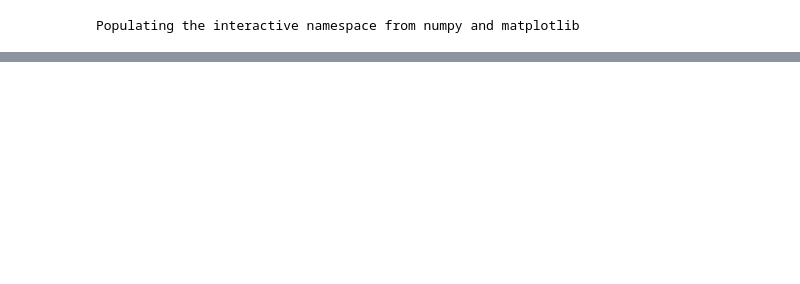
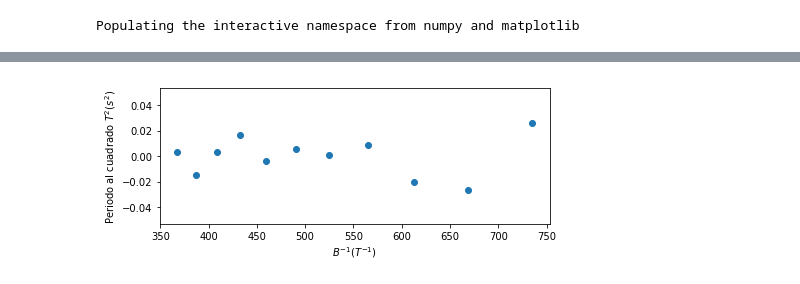
Before and after one commit to SantiagoBeltran/Tarea3FE, a Jupyter notebook: Ejercicio53Intermedio.ipynb, the cells around one changed output, grey strips where cells are left out. Saved outputs shown, nothing was run; the diff lists cells and outputs as text; code cells hidden in the pictures; blank space fills up the shorter version.

```diff
--- a/Ejercicio53Intermedio.ipynb
+++ b/Ejercicio53Intermedio.ipynb
@@ -7,0 +5,26 @@ y=np.array([0.98,1.98,2.98,3.97,4.95,5.95,6.93,7.93,8.91])
+# %%
+x=np.array([32.23,
+30.47,
+29.26,
+28.37,
+27.34,
+26.51,
+25.65,
+25.1
+,24.34,
+23.59,
+23.19
+])
+y=np.array([1,
+1.1,
+1.2,
+1.3,
+1.4,
+1.5,
+1.6,
+1.7,
+1.8,
+1.9,
+2
+])
+a=1.36E-3
@@ -40,0 +109,8 @@ def residuo(x,y,m,c):
+# %%
+plt.figure(figsize=[7,2.5])
+plt.scatter(B_inv, residuo(B_inv,T2,m,c))
+plt.xlabel("$B^{-1}(T^{-1})$")
+plt.ylabel("Periodo al cuadrado $T^2(s^2)$")
+plt.savefig("residuoMAM.png")
+# %% [output]
+[figure, added]
```
Also changed, not shown: parts of 33 cells of this notebook, 6 other files.
